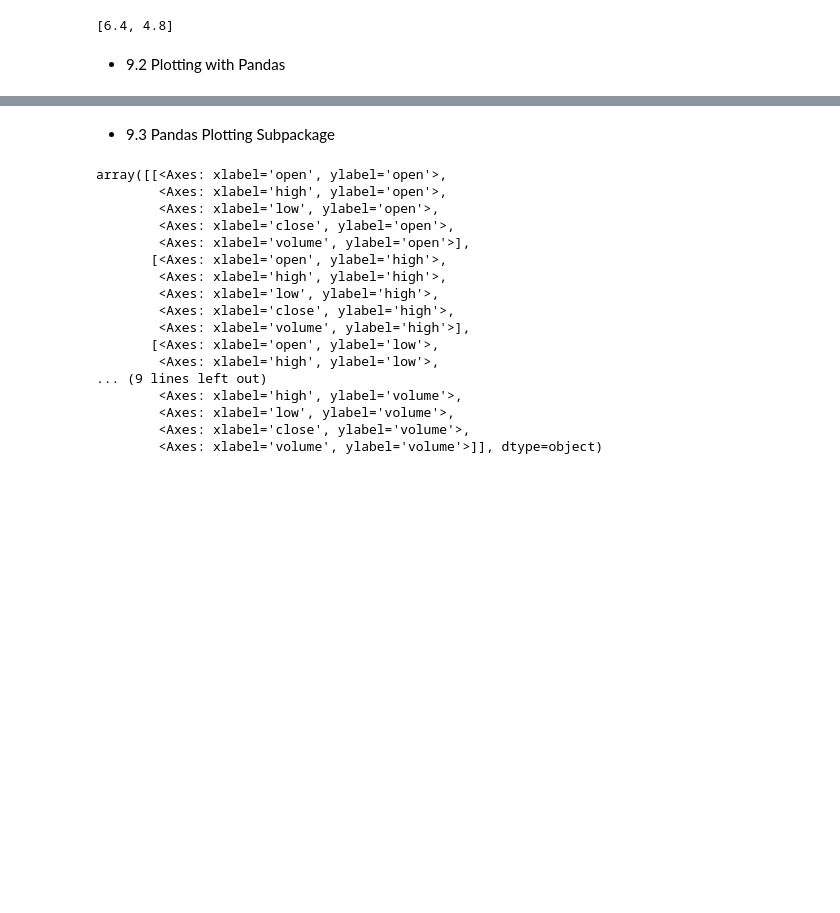
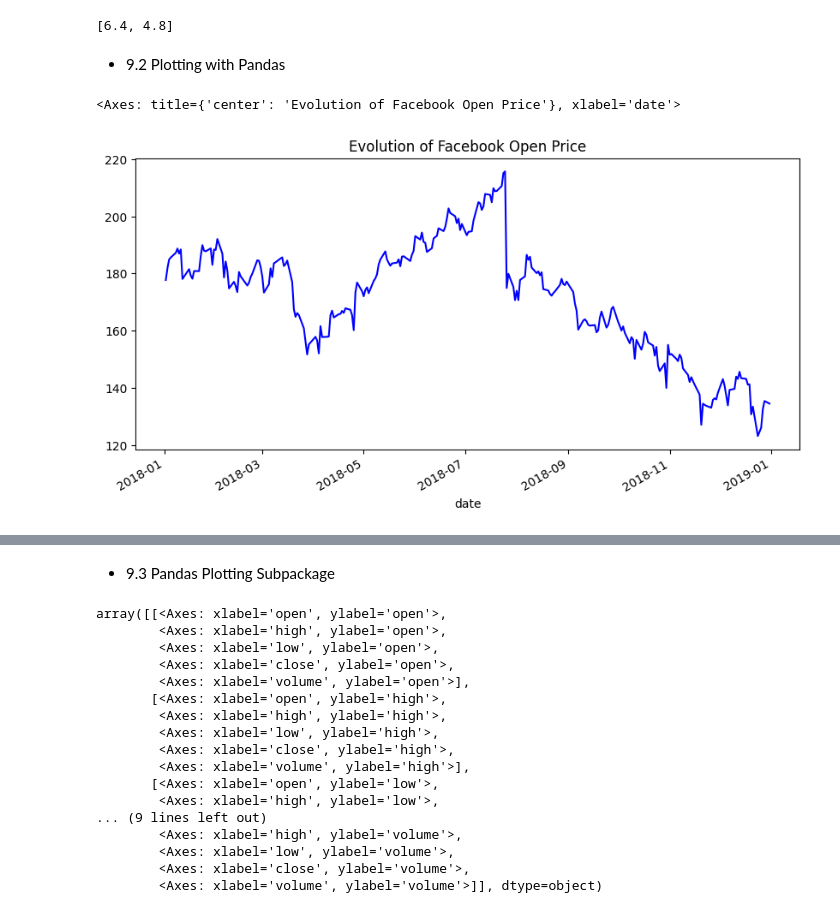
Before and after one commit to qlg-bermudez/CPE-311-Computational-Thinking-with-Python, a Jupyter notebook: CPE311_HOA9.1_BermudezLorenzo.ipynb, the cells around one changed output, grey strips where cells are left out. Cells and saved outputs as stored; diff of their text form; code cells hidden in the pictures; blank space fills up the shorter version.

```diff
--- a/CPE311_HOA9.1_BermudezLorenzo.ipynb
+++ b/CPE311_HOA9.1_BermudezLorenzo.ipynb
@@ -153,3 +153,15 @@ fb = pd.read_csv(
 'fb_stock_prices_2018.csv', index_col='date', parse_dates=True
 )
 quakes = pd.read_csv('earthquakes.csv')
+# %%
+fb.plot(
+    kind ='line',
+    y='open',
+    figsize=(10,5),
+    style='b-',
+    legend=False,
+    title='Evolution of Facebook Open Price'
+)
+# %% [output]
+<Axes: title={'center': 'Evolution of Facebook Open Price'}, xlabel='date'>
+[figure, added]
```
Also changed, not shown: parts of 10 cells of this notebook.
